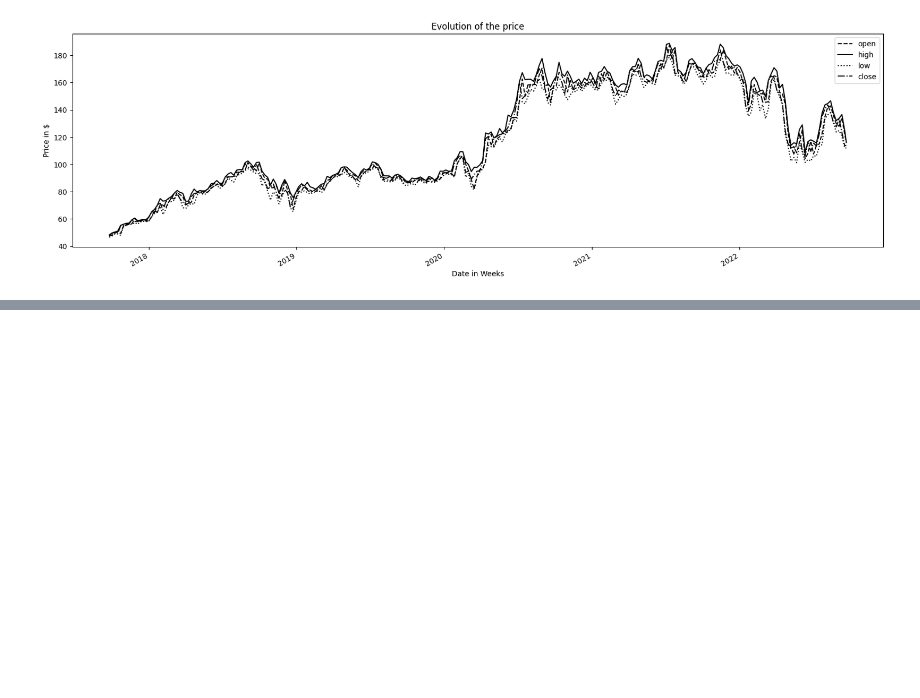
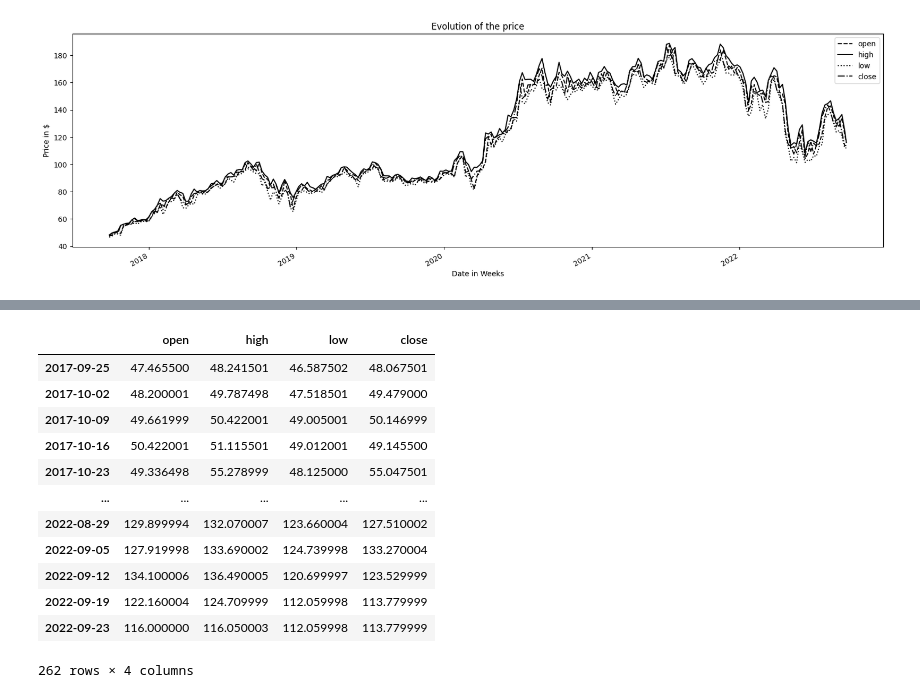
Before and after one commit to Nil-Andreu/forecasting-app, a Jupyter notebook: injestion/injestion/01. Yahoo Finance API.ipynb, the cells around one changed output, grey strips where cells are left out. Drawn from its saved outputs; the diff is of its cells as text; code cells hidden in the pictures; blank space fills up the shorter version.

Commit message:
[NEW] Clean of the outliers

```diff
--- a/injestion/injestion/01. Yahoo Finance API.ipynb
+++ b/injestion/injestion/01. Yahoo Finance API.ipynb
@@ -105,0 +132,19 @@ There are two ways to check for outliers:
+# %%
+# And in the case of outliers, we would remove them by index
+prices_amazon_cleaned = prices_amazon.\
+    drop(prices_amazon[(np.abs(stats.zscore(prices_amazon)) > 3).all(axis=1)].index)
+prices_amazon_cleaned
+# %% [output]
+|  | open | high | low | close |
+| 2017-09-25 | 47.465500 | 48.241501 | 46.587502 | 48.067501 |
+| 2017-10-02 | 48.200001 | 49.787498 | 47.518501 | 49.479000 |
+| 2017-10-09 | 49.661999 | 50.422001 | 49.005001 | 50.146999 |
+| 2017-10-16 | 50.422001 | 51.115501 | 49.012001 | 49.145500 |
+| 2017-10-23 | 49.336498 | 55.278999 | 48.125000 | 55.047501 |
+| ... | ... | ... | ... | ... |
+| 2022-08-29 | 129.899994 | 132.070007 | 123.660004 | 127.510002 |
+| 2022-09-05 | 127.919998 | 133.690002 | 124.739998 | 133.270004 |
+| 2022-09-12 | 134.100006 | 136.490005 | 120.699997 | 123.529999 |
+| 2022-09-19 | 122.160004 | 124.709999 | 112.059998 | 113.779999 |
+| 2022-09-23 | 116.000000 | 116.050003 | 112.059998 | 113.779999 |
+262 rows × 4 columns
```
Also changed, not shown: parts of 7 cells of this notebook.
